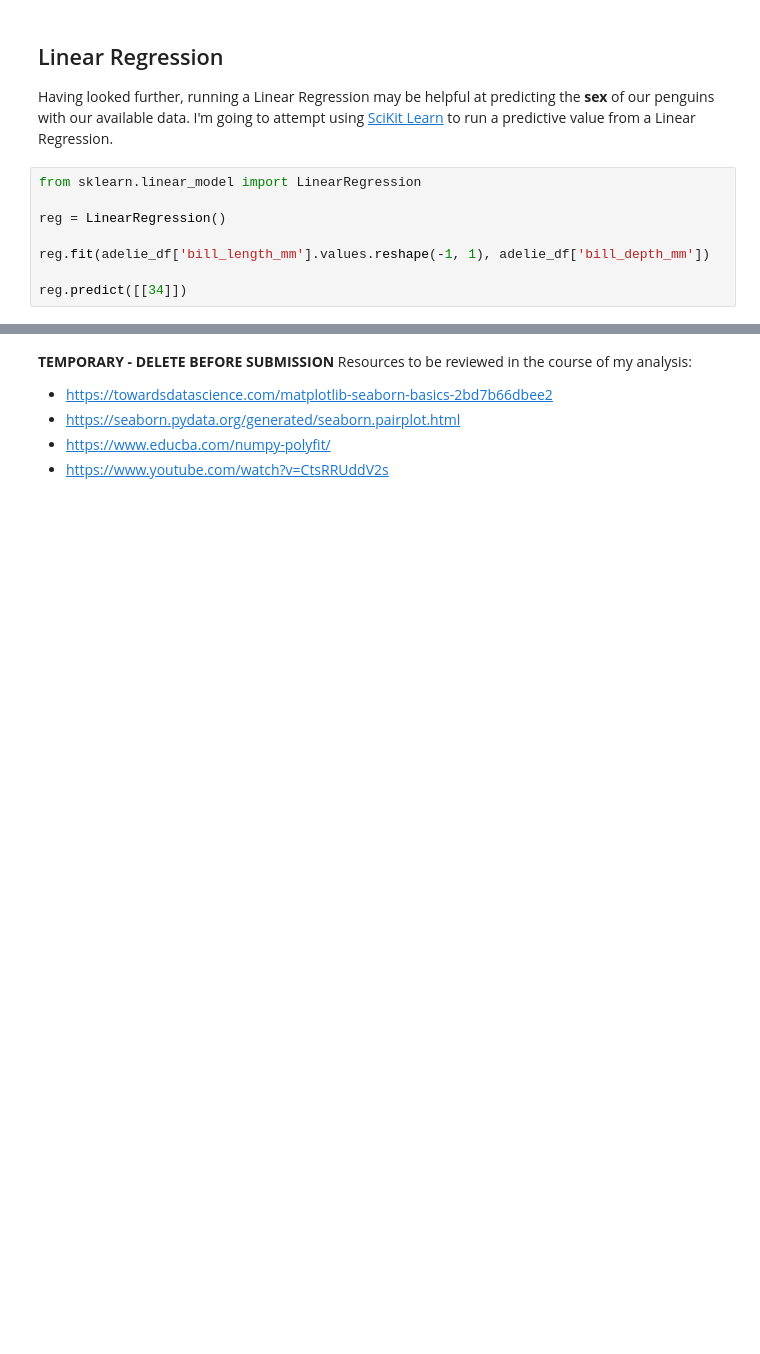
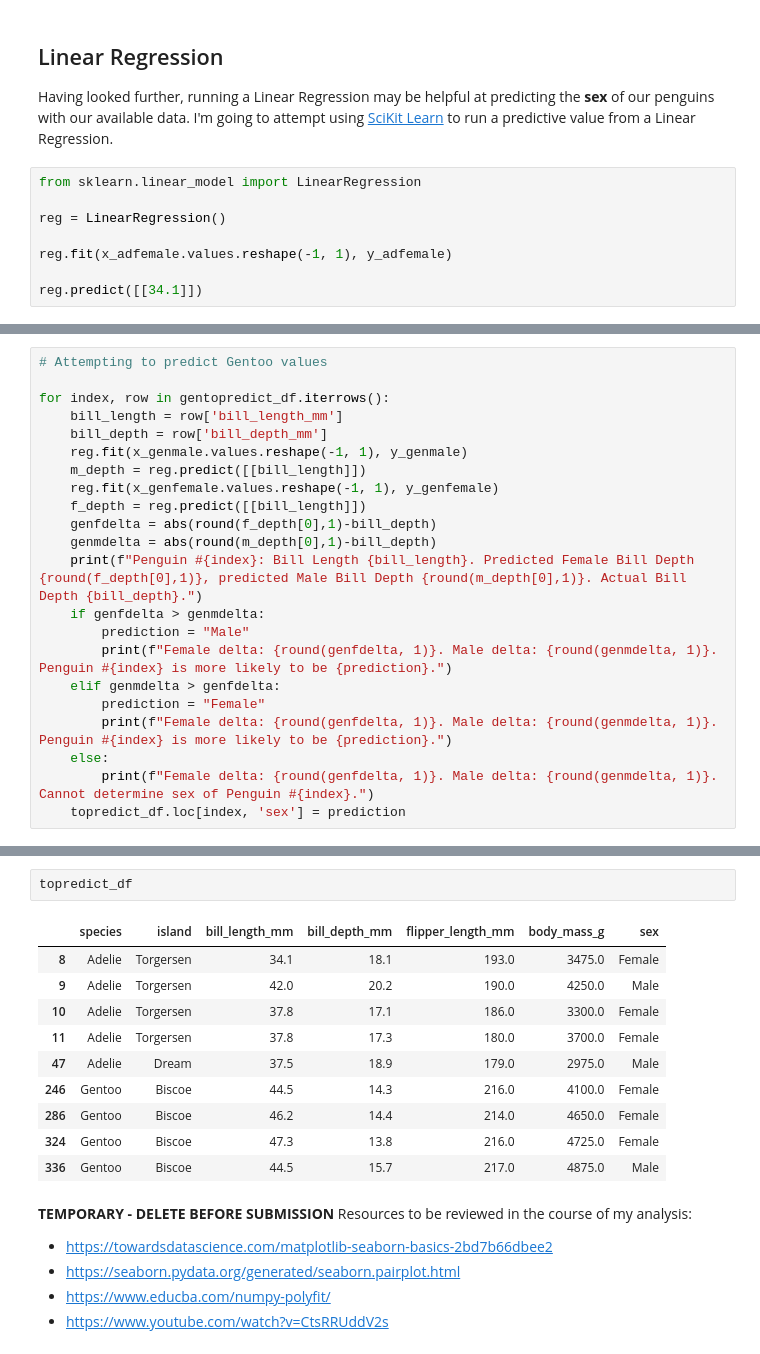
Before and after one commit to JBnkn/8634-data-analytics, a Jupyter notebook: penguins.ipynb, the cells around one changed output, grey strips where cells are left out. Saved outputs shown, nothing was run; the diff lists cells and outputs as text; blank space fills up the shorter version.

Commit message:
Further work on predicting penguin sex and updating dataframe

```diff
--- a/penguins.ipynb
+++ b/penguins.ipynb
@@ -356,7 +356,7 @@ from sklearn.linear_model import LinearRegression
 
 reg = LinearRegression()
 
-reg.fit(adelie_df['bill_length_mm'].values.reshape(-1, 1), adelie_df['bill_depth_mm'])
+reg.fit(x_adfemale.values.reshape(-1, 1), y_adfemale)
 
-reg.predict([[34]])
+reg.predict([[34.1]])
 # %% [output]
@@ -363,0 +397,22 @@ array([17.49494419])
+# %%
+# Attempting to predict Gentoo values
+
+for index, row in gentopredict_df.iterrows():
+    bill_length = row['bill_length_mm']
+    bill_depth = row['bill_depth_mm']
+    reg.fit(x_genmale.values.reshape(-1, 1), y_genmale)
+    m_depth = reg.predict([[bill_length]])
+    reg.fit(x_genfemale.values.reshape(-1, 1), y_genfemale)
+    f_depth = reg.predict([[bill_length]])
+    genfdelta = abs(round(f_depth[0],1)-bill_depth)
+    genmdelta = abs(round(m_depth[0],1)-bill_depth)
+    print(f"Penguin #{index}: Bill Length {bill_length}. Predicted Female Bill Depth {round(f_depth[0],1)}, predicted Male Bill Depth {round(m_depth[0],1)}. Actual Bill Depth {bill_depth}.")
+    if genfdelta > genmdelta:
+        prediction = "Male"
+        print(f"Female delta: {round(genfdelta, 1)}. Male delta: {round(genmdelta, 1)}. Penguin #{index} is more likely to be {prediction}.")
+    elif genmdelta > genfdelta:
+        prediction = "Female"
+        print(f"Female delta: {round(genfdelta, 1)}. Male delta: {round(genmdelta, 1)}. Penguin #{index} is more likely to be {prediction}.")
+    else:
+        print(f"Female delta: {round(genfdelta, 1)}. Male delta: {round(genmdelta, 1)}. Cannot determine sex of Penguin #{index}.")
+    topredict_df.loc[index, 'sex'] = prediction
@@ -364,3 +428,16 @@ array([17.49494419])
+# %%
+topredict_df
+# %% [output]
+|  | species | island | bill_length_mm | bill_depth_mm | flipper_length_mm | body_mass_g | sex |
+| 8 | Adelie | Torgersen | 34.1 | 18.1 | 193.0 | 3475.0 | Female |
+| 9 | Adelie | Torgersen | 42.0 | 20.2 | 190.0 | 4250.0 | Male |
+| 10 | Adelie | Torgersen | 37.8 | 17.1 | 186.0 | 3300.0 | Female |
+| 11 | Adelie | Torgersen | 37.8 | 17.3 | 180.0 | 3700.0 | Female |
+| 47 | Adelie | Dream | 37.5 | 18.9 | 179.0 | 2975.0 | Male |
+| 246 | Gentoo | Biscoe | 44.5 | 14.3 | 216.0 | 4100.0 | Female |
+| 286 | Gentoo | Biscoe | 46.2 | 14.4 | 214.0 | 4650.0 | Female |
+| 324 | Gentoo | Biscoe | 47.3 | 13.8 | 216.0 | 4725.0 | Female |
+| 336 | Gentoo | Biscoe | 44.5 | 15.7 | 217.0 | 4875.0 | Male |
 # %% [markdown]
 **TEMPORARY - DELETE BEFORE SUBMISSION**
 Resources to be reviewed in the course of my analysis:
```
Also changed, not shown: parts of 3 cells of this notebook.
